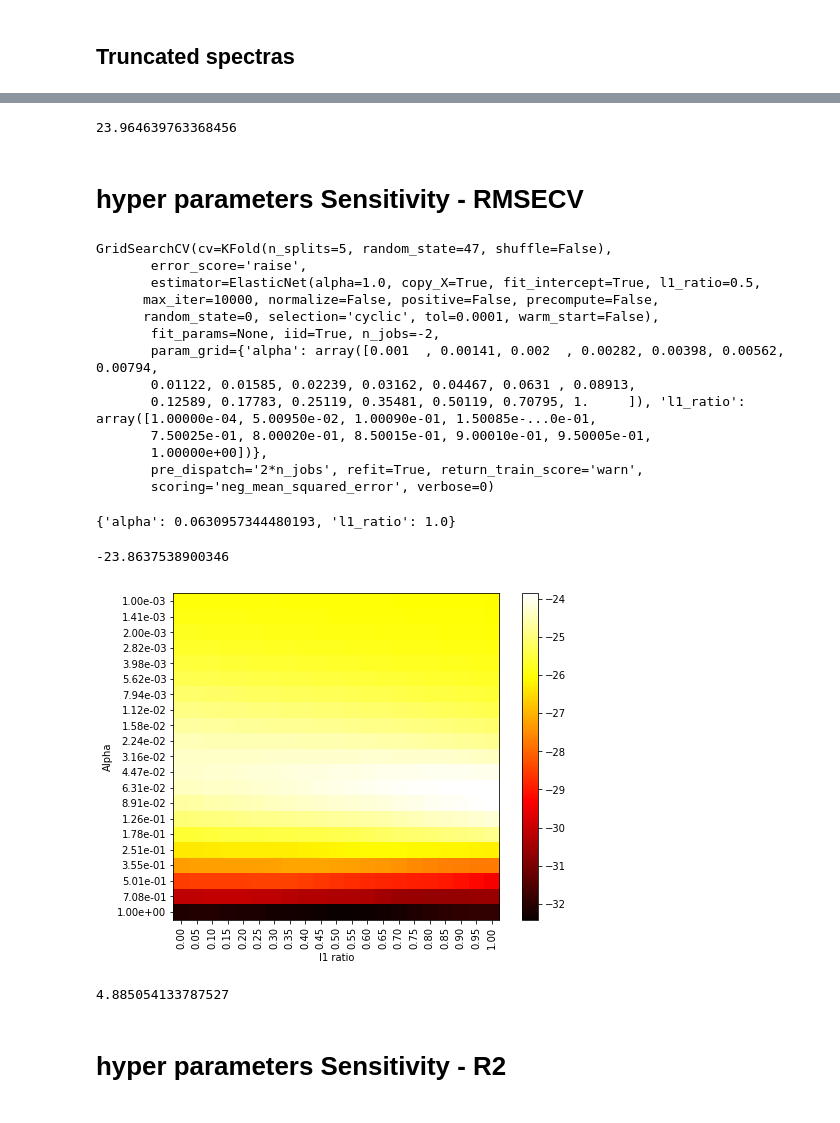
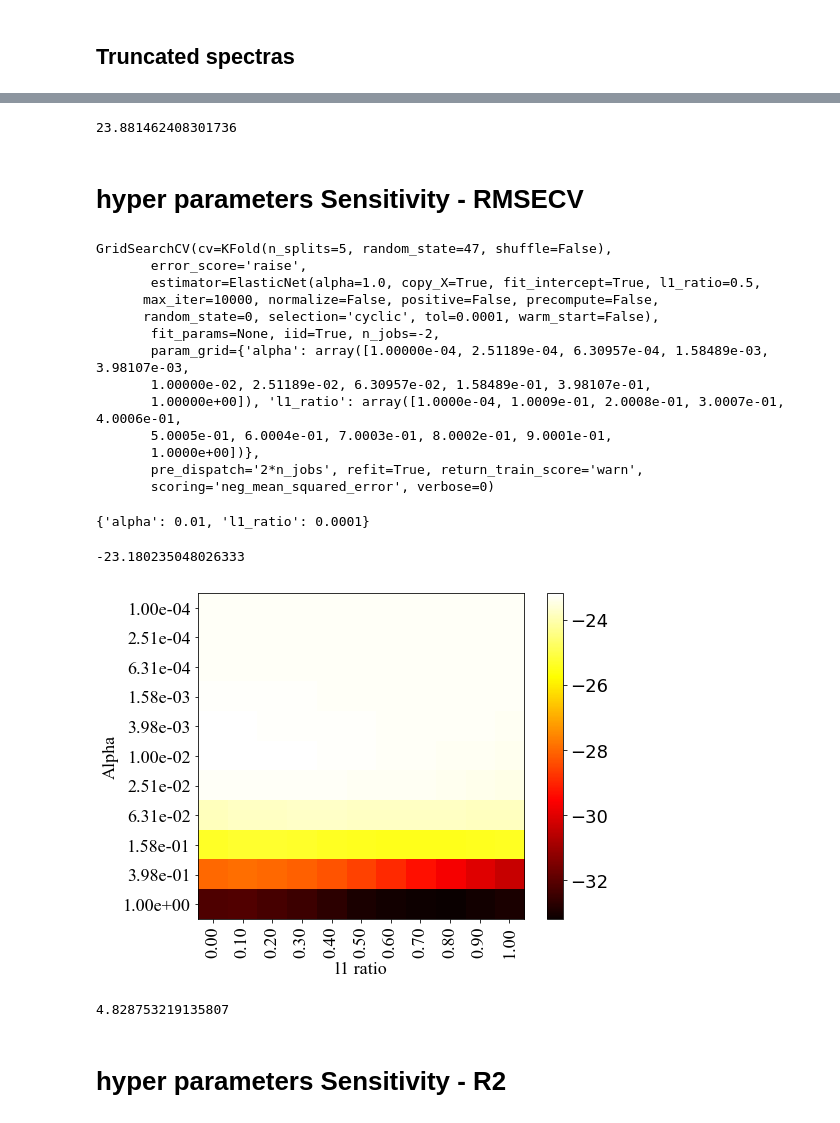
Before and after one commit to rudloffl/open-nirs, a Jupyter notebook: notebooks/C1 - regression elasticnet.ipynb, the cells around one changed output, grey strips where cells are left out. Cells and saved outputs as stored; diff of their text form; code cells hidden in the pictures.

Commit message:
elastic net updates

```diff
--- a/notebooks/C1 - regression elasticnet.ipynb
+++ b/notebooks/C1 - regression elasticnet.ipynb
@@ -232,21 +169,21 @@ def objective(params):
 
     #score = -cross_val_score(regpip, X, y, scoring='neg_mean_squared_error', cv=kf, n_jobs=-2).mean()
     if counter % 25 == 0:
-        print("{} - RMSECV {}".format(counter, score))
+        print("{} - MSECV {}".format(counter, score))
         #print(params)
     if score < bestscore:
         bestscore = score
-        print("{} - RMSECV {} - {}".format(counter, score, params))
+        print("{} - MSECV {} - {}".format(counter, score, params))
 
     return score
 
 space = {
     'alpha': hp.loguniform('alpha', -3, 0),
     'l1_ratio': hp.uniform('l1_ratio', 0, 1),
-    'pca__n_components': hp.quniform('pca__n_components',10, 50, 1),
+    'pca__n_components': hp.quniform('pca__n_components',3, 35, 1),
     'savgol__window_length': hp.quniform('savgol__window_length', 3, 19, 2),
     'savgol__deriv':hp.quniform('savgol__deriv', 1, 2, 1),
-    'savgol__wavemin': hp.quniform('savgol__wavemin', 950, 1100, 2),
+    'savgol__wavemin': hp.quniform('savgol__wavemin', 950, 1200, 2),
     'savgol__wavemax': hp.quniform('savgol__wavemax', 1300, 1530, 2),
     'savgol__polyorder':hp.quniform('savgol__polyorder', 2, 3, 1)
 
@@ -337,12 +309,12 @@ plt.show()
 preds = cross_val_predict(elnet, Xtrans, spectra['target'], cv=kf)
 mean_squared_error(preds, spectra['target'])
 # %% [output]
-23.964639763368456
+23.881462408301736
 # %% [markdown]
 # hyper parameters Sensitivity - RMSECV
 # %%
-alpha_range = np.logspace(-3, 0, 21)
-l1_ratio_range = np.linspace(0.0001, 1, 21)
+alpha_range = np.logspace(-4, 0, 11)
+l1_ratio_range = np.linspace(0.0001, 1, 11)
 param_grid = dict(alpha=alpha_range, l1_ratio=l1_ratio_range)
 
 elnet = ElasticNet(random_state=0, max_iter=10000)
@@ -356,43 +328,44 @@ GridSearchCV(cv=KFold(n_splits=5, random_state=47, shuffle=False),
       max_iter=10000, normalize=False, positive=False, precompute=False,
       random_state=0, selection='cyclic', tol=0.0001, warm_start=False),
        fit_params=None, iid=True, n_jobs=-2,
-       param_grid={'alpha': array([0.001  , 0.00141, 0.002  , 0.00282, 0.00398, 0.00562, 0.00794,
-       0.01122, 0.01585, 0.02239, 0.03162, 0.04467, 0.0631 , 0.08913,
-       0.12589, 0.17783, 0.25119, 0.35481, 0.50119, 0.70795, 1.     ]), 'l1_ratio': array([1.00000e-04, 5.00950e-02, 1.00090e-01, 1.50085e-...0e-01,
-       7.50025e-01, 8.00020e-01, 8.50015e-01, 9.00010e-01, 9.50005e-01,
-       1.00000e+00])},
+       param_grid={'alpha': array([1.00000e-04, 2.51189e-04, 6.30957e-04, 1.58489e-03, 3.98107e-03,
+       1.00000e-02, 2.51189e-02, 6.30957e-02, 1.58489e-01, 3.98107e-01,
+       1.00000e+00]), 'l1_ratio': array([1.0000e-04, 1.0009e-01, 2.0008e-01, 3.0007e-01, 4.0006e-01,
+       5.0005e-01, 6.0004e-01, 7.0003e-01, 8.0002e-01, 9.0001e-01,
+       1.0000e+00])},
        pre_dispatch='2*n_jobs', refit=True, return_train_score='warn',
        scoring='neg_mean_squared_error', verbose=0)
 # %%
 gridrmse.best_params_
 # %% [output]
-{'alpha': 0.0630957344480193, 'l1_ratio': 1.0}
+{'alpha': 0.01, 'l1_ratio': 0.0001}
 # %%
 gridrmse.best_score_
 # %% [output]
--23.8637538900346
+-23.180235048026333
 # %%
 scores = gridrmse.cv_results_['mean_test_score'].reshape(len(l1_ratio_range),len(alpha_range))
 # %%
 # heat map
 plt.figure(figsize=(8, 6))
 plt.imshow(scores, interpolation='nearest', cmap=plt.cm.hot,)
-plt.ylabel('Alpha')
-plt.xlabel('l1 ratio')
-plt.colorbar()
+plt.ylabel('Alpha', fontname="Times New Roman", fontsize=18)
+plt.xlabel('l1 ratio', fontname="Times New Roman", fontsize=18)
+cb = plt.colorbar()#.set_params(fontname="Times New Roman", fontsize=18)
 plt.yticks(np.arange(len(alpha_range)), ['{:.2e}'.format(x) for x in alpha_range])
 plt.xticks(np.arange(len(l1_ratio_range)), ['{:.2f}'.format(x) for x in l1_ratio_range], rotation=90)
-#plt.title('Negative MSE score')
-plt.savefig('elnet - elasticnet sensitivity.png')
+plt.yticks(fontname="Times New Roman", fontsize=18)
+plt.xticks(fontname="Times New Roman", fontsize=18)
+plt.savefig('elnet - elasticnet sensitivity.png', bbox_inches = 'tight')
 plt.show()
 # %% [output]
-[figure, old version]
+[figure, new version]
 # %%
 elnet = ElasticNet(random_state=0, max_iter=10000, **gridrmse.best_params_)
 predsrmse = cross_val_predict(elnet, Xtrans, spectra['target'], cv=kf)
 (mean_squared_error(predsrmse, spectra['target']))**.5
 # %% [output]
-4.885054133787527
+4.828753219135807
 # %% [markdown]
 # hyper parameters Sensitivity - R2
 # %%
```
Also changed, not shown: parts of 41 cells of this notebook, 6 other files.
